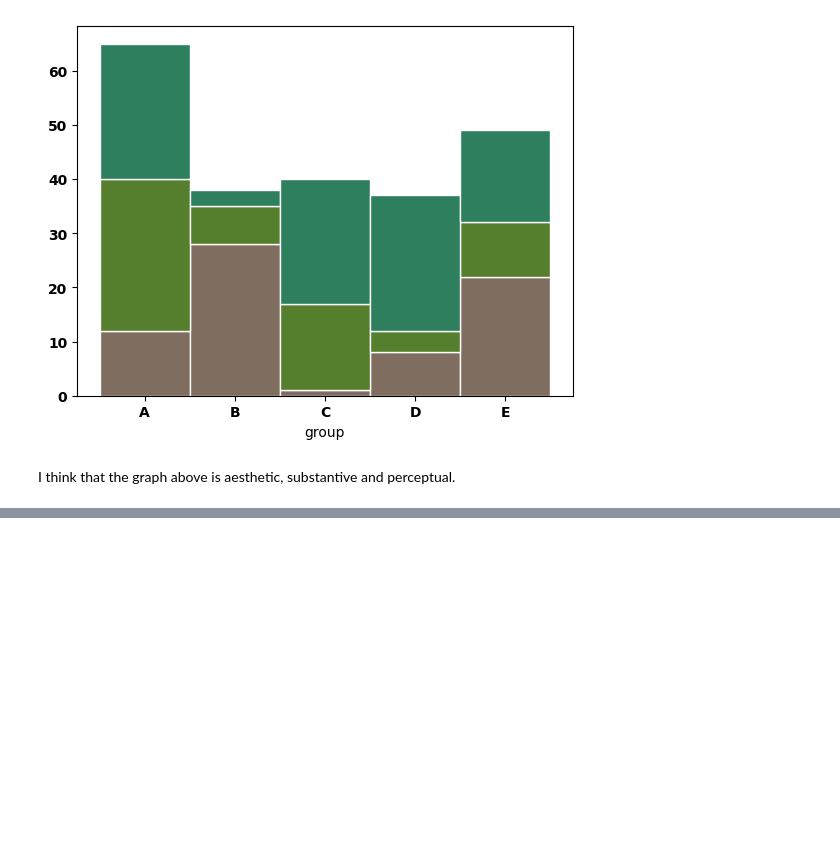
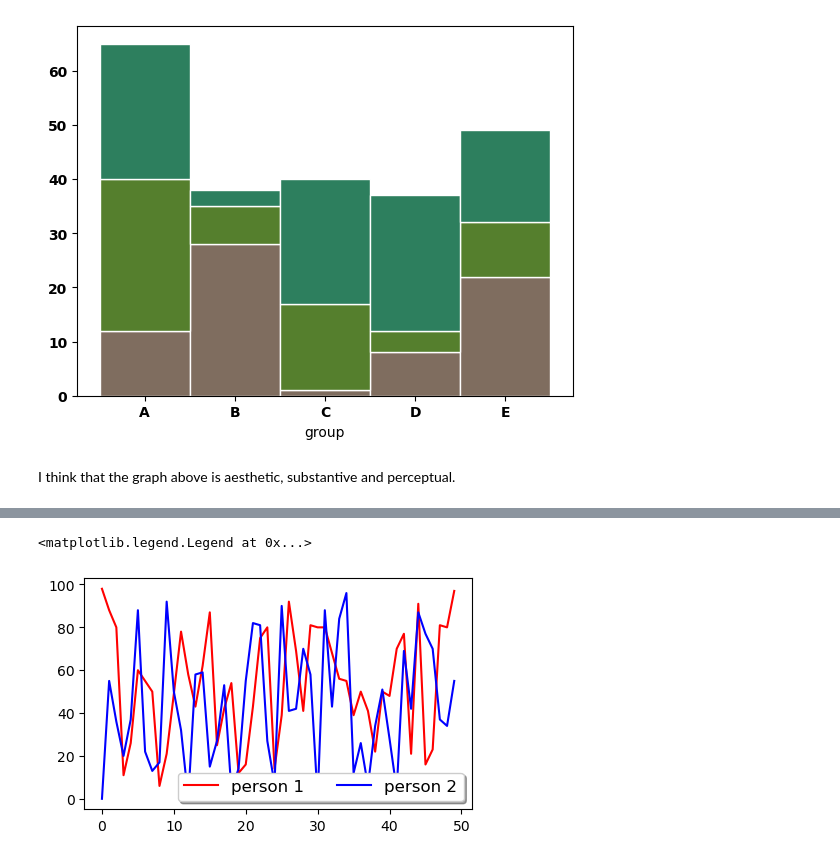
Before and after one commit to ibikadaeze/visualization, a Jupyter notebook: 02_activities/assignments/assignment-1.ipynb, the cells around one changed output, grey strips where cells are left out. Drawn from its saved outputs; the diff is of its cells as text; code cells hidden in the pictures; blank space fills up the shorter version.

```diff
--- a/02_activities/assignments/assignment-1.ipynb
+++ b/02_activities/assignments/assignment-1.ipynb
@@ -160,0 +176,13 @@ I think that the graph above is aesthetic, substantive and perceptual.
+# %%
+fig, ax = plt.subplots(figsize=(5, 3))
+ax.plot(x,y1, color='red', label='person 1')
+ax.plot(x,y2,color='blue', label='person 2')
+
+ax.legend(loc='lower right')
+ax.legend(loc='lower right', frameon = True, #add frame around the legend
+          fontsize = 12, #change font size
+          ncol = 2, #specify number of columns
+          shadow = True )
+# %% [output]
+<matplotlib.legend.Legend at 0x...>
+[figure, added]
```
Also changed, not shown: parts of 18 cells of this notebook.
